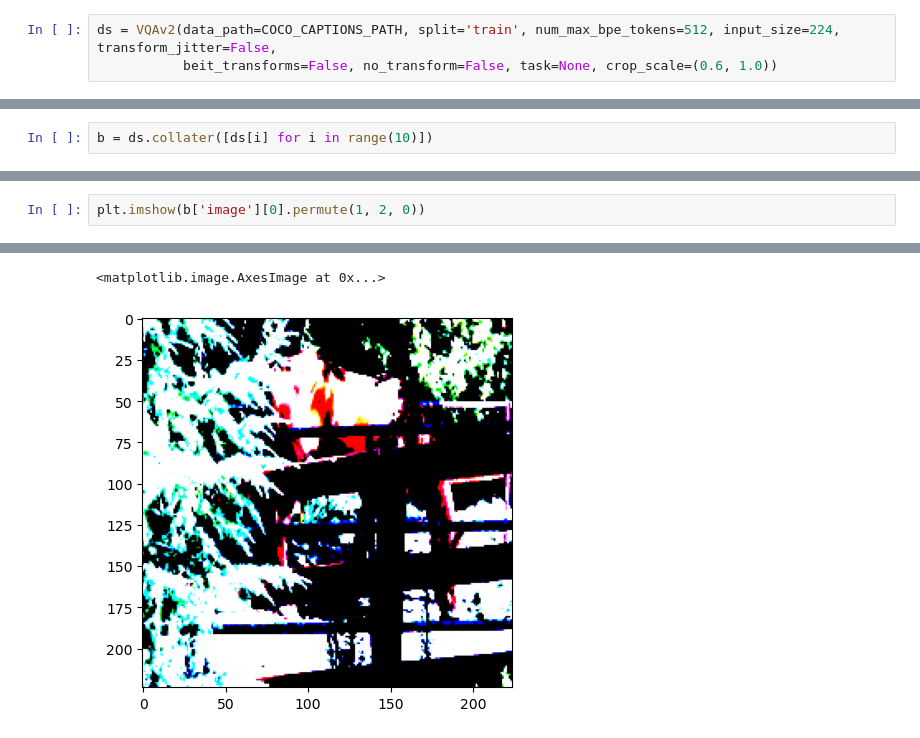
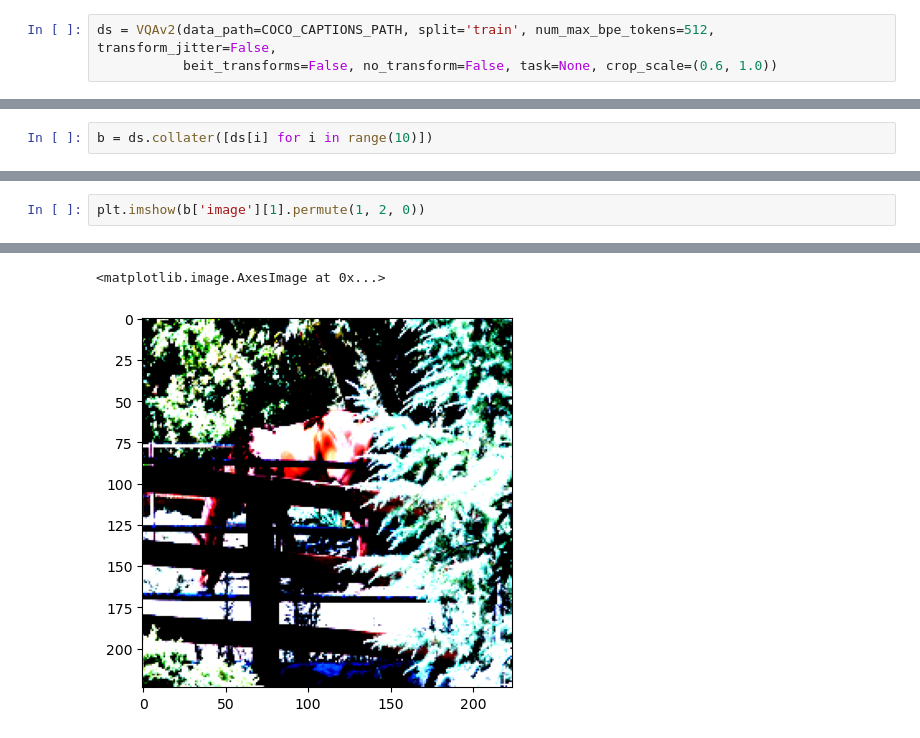
Before and after one commit to TimCares/MasterThesis, a Jupyter notebook: src/datasets/vqa/vqa.ipynb, the cells around one changed output, grey strips where cells are left out. Drawn from its saved outputs; the diff is of its cells as text.

```diff
--- a/src/datasets/vqa/vqa.ipynb
+++ b/src/datasets/vqa/vqa.ipynb
@@ -13,7 +14,7 @@ DEBUG:matplotlib:platform is darwin
 DEBUG:matplotlib:CACHEDIR=/Users/timcares/.matplotlib
 DEBUG:matplotlib.font_manager:Using fontManager instance from /Users/timcares/.matplotlib/fontlist-v330.json
 # %%
-ds = VQAv2(data_path=COCO_CAPTIONS_PATH, split='train', num_max_bpe_tokens=512, input_size=224, transform_jitter=False,
+ds = VQAv2(data_path=COCO_CAPTIONS_PATH, split='train', num_max_bpe_tokens=512, transform_jitter=False,
            beit_transforms=False, no_transform=False, task=None, crop_scale=(0.6, 1.0))
 # %% [output]
 Load 434867 image-text pairs from /Users/timcares/CompSci/Uni/Projects/MasterThesis/data/coco/vqa.train.jsonl.
@@ -64,4 +48,4 @@ b
 # %%
-plt.imshow(b['image'][0].permute(1, 2, 0))
+plt.imshow(b['image'][1].permute(1, 2, 0))
 # %% [output]
 WARNING:matplotlib.image:Clipping input data to the valid range for imshow with RGB data ([0..1] for floats or [0..255] for integers).
@@ -68,2 +53,2 @@ WARNING:matplotlib.image:Clipping input data to the valid range for imshow with
 <matplotlib.image.AxesImage at 0x...>
-[figure, old version]
+[figure, new version]
```
Also changed, not shown: parts of 4 cells of this notebook, 3 other files.
